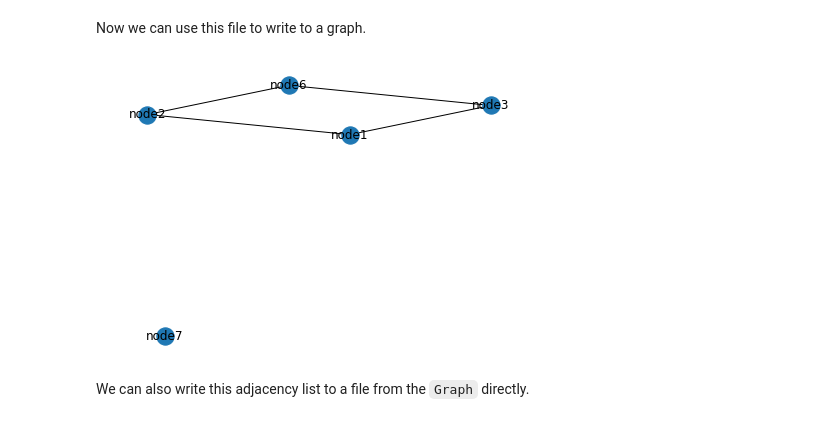
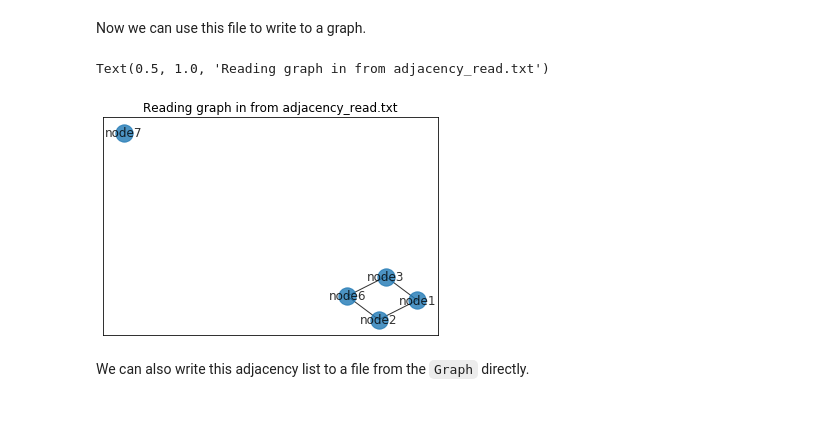
Before and after one commit to hollybossart/networkX_tutorial, a Jupyter notebook: networkX_tutorial.ipynb, the cells around one changed output. Saved outputs shown, nothing was run; the diff lists cells and outputs as text; code cells hidden in the pictures.

```diff
--- a/networkX_tutorial.ipynb
+++ b/networkX_tutorial.ipynb
@@ -73,9 +79,11 @@ f.close()
 Now we can use this file to write to a graph.
 # %%
 G = nx.readwrite.adjlist.read_adjlist('adjacency_read.txt')
-nx.draw(G, with_labels=True)
+nx.draw_networkx(G, with_labels=True, alpha=0.8)
+plt.title('Reading graph in from adjacency_read.txt')
 # %% [output]
+Text(0.5, 1.0, 'Reading graph in from adjacency_read.txt')
-[figure, old version]
+[figure, new version]
 # %% [markdown]
 We can also write this adjacency list to a file from the `Graph` directly.
 # %%
```
Also changed, not shown: parts of 39 cells of this notebook.
